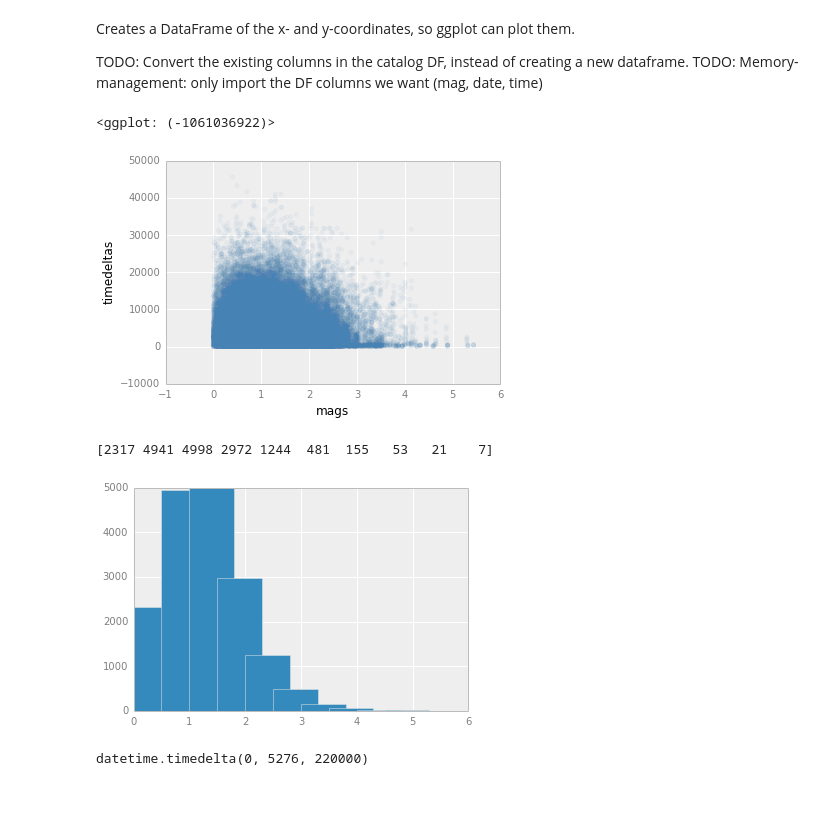
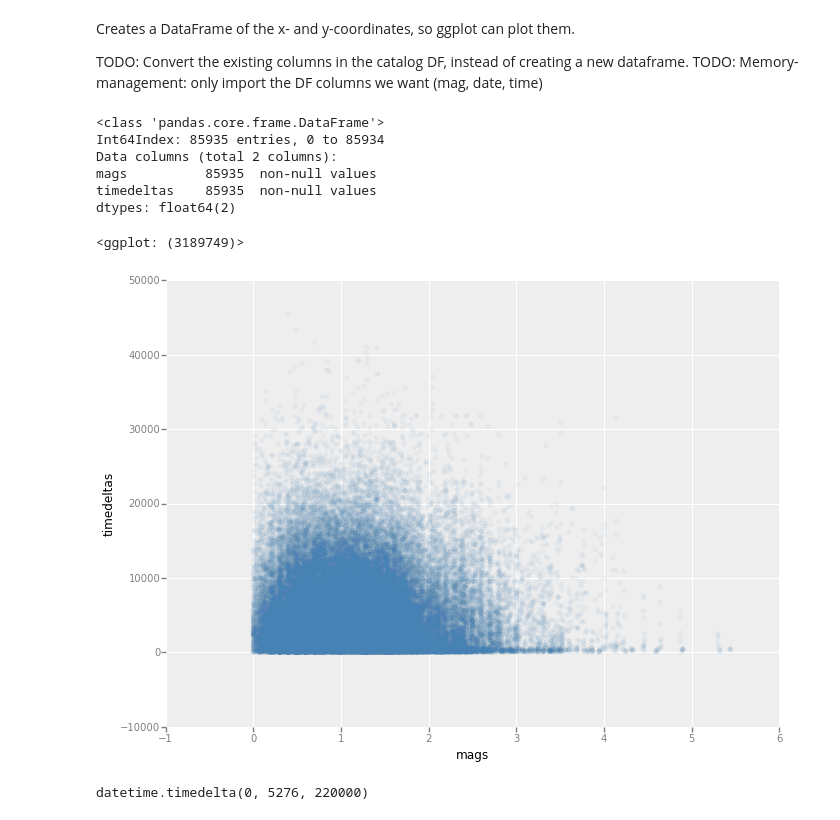
Before and after one commit to stat157/analyzers, a Jupyter notebook: notebooks/aftershock_arrival_plots.ipynb, the cells around one changed output. Drawn from its saved outputs; the diff is of its cells as text; code cells hidden in the pictures.

```diff
--- a/notebooks/aftershock_arrival_plots.ipynb
+++ b/notebooks/aftershock_arrival_plots.ipynb
@@ -155,17 +161,17 @@ TODO: Convert the existing columns in the catalog DF, instead of creating a new
 TODO: Memory-management: only import the DF columns we want (mag, date, time)
 # %%
 df = pd.DataFrame({'mags': mags, 'timedeltas': points_ts})
+df
+# %% [output]
+<class 'pandas.core.frame.DataFrame'>
+Int64Index: 85935 entries, 0 to 85934
+Data columns (total 2 columns):
+mags          85935  non-null values
+timedeltas    85935  non-null values
+dtypes: float64(2)
 # %%
-print ggplot(df, aes('mags', 'timedeltas')) + \
+ggplot(df, aes('mags', 'timedeltas')) + \
   geom_point(colour='steelblue', alpha=0.05)
 # %% [output]
-<ggplot: (-1061036922)>
+<ggplot: (3189749)>
-[figure, old version]
+[figure, new version]
-# %%
-import matplotlib.pyplot as plt
-print freq
-plt.bar([0, 0.5, 1, 1.5, 2, 2.5, 3, 3.5, 4, 4.5], freq)
-plt.show()
-# %% [output]
-[2317 4941 4998 2972 1244  481  155   53   21    7]
-[figure, removed]
```
Also changed, not shown: parts of 7 cells of this notebook, 1 other file.
